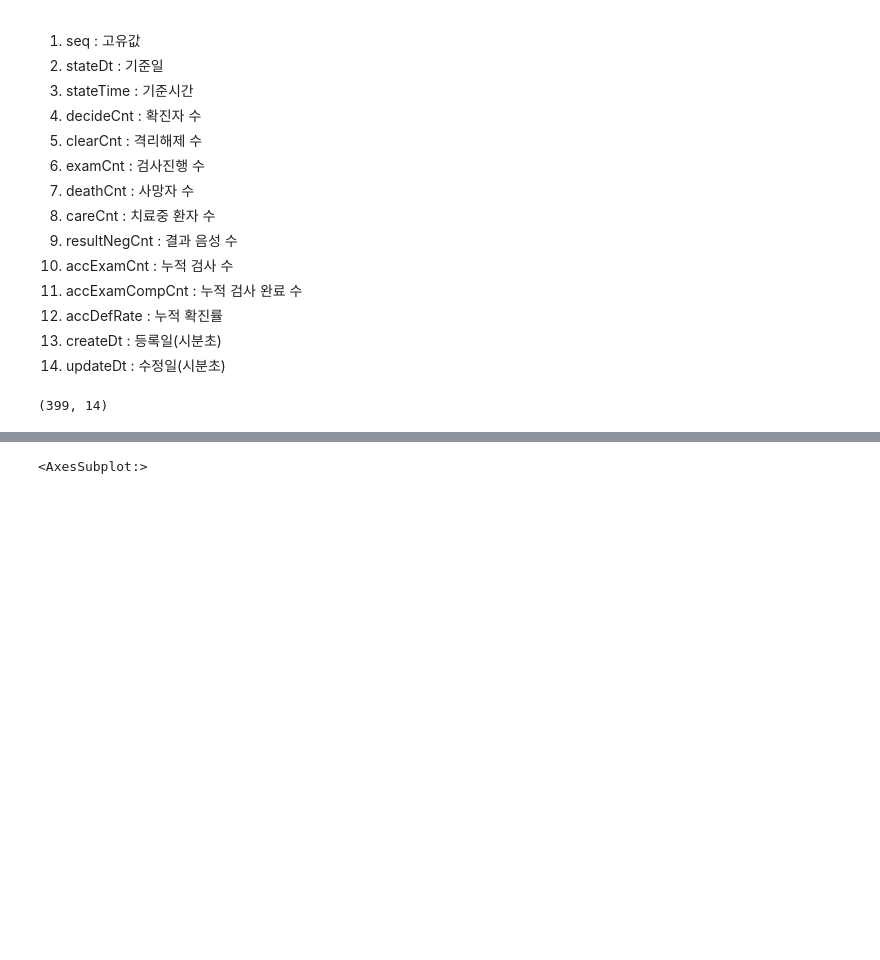
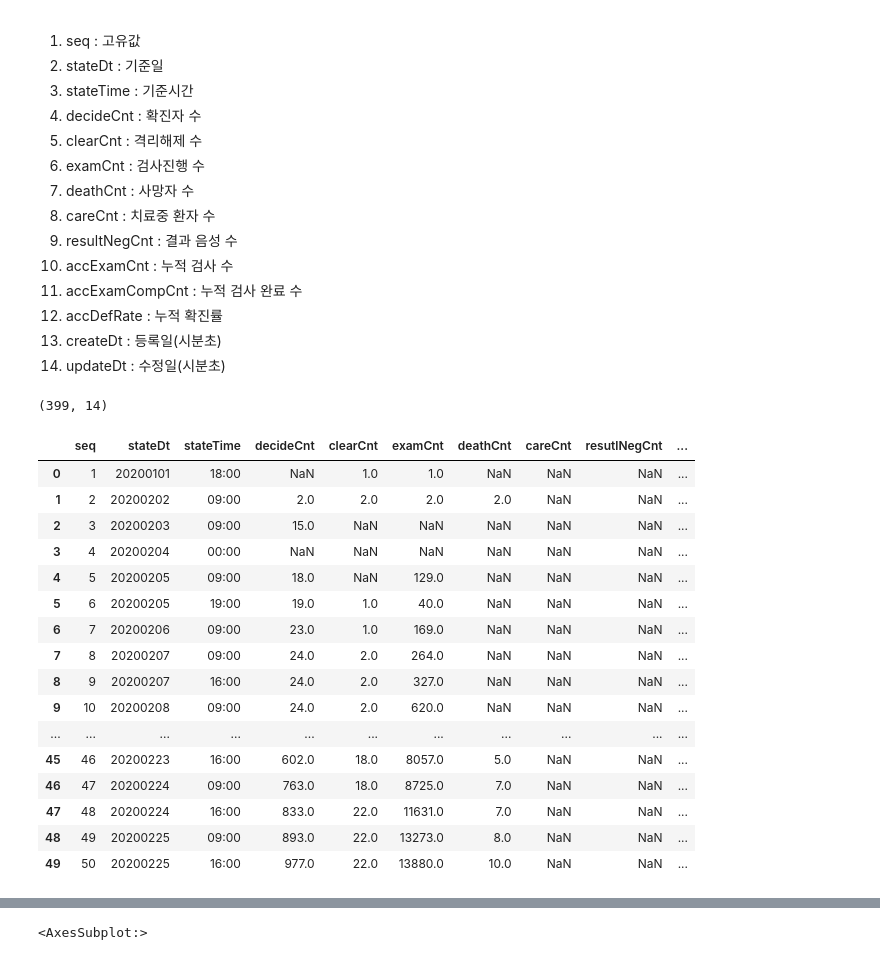
Before and after one commit to johanjun/covidandfinance, a Jupyter notebook: Public data EDA.ipynb, the cells around one changed output, grey strips where cells are left out. Saved outputs shown, nothing was run; the diff lists cells and outputs as text; code cells hidden in the pictures; blank space fills up the shorter version.

```diff
--- a/Public data EDA.ipynb
+++ b/Public data EDA.ipynb
@@ -28,3 +33,23 @@ df_state = pd.read_csv("data_public/Covid19InfState.csv")
 df_state.shape
 # %% [output]
 (399, 14)
+# %%
+df_state.head(50)
+# %% [output]
+|  | seq | stateDt | stateTime | decideCnt | clearCnt | examCnt | deathCnt | careCnt | resutlNegCnt | ... |
+| 0 | 1 | 20200101 | 18:00 | NaN | 1.0 | 1.0 | NaN | NaN | NaN | ... |
+| 1 | 2 | 20200202 | 09:00 | 2.0 | 2.0 | 2.0 | 2.0 | NaN | NaN | ... |
+| 2 | 3 | 20200203 | 09:00 | 15.0 | NaN | NaN | NaN | NaN | NaN | ... |
+| 3 | 4 | 20200204 | 00:00 | NaN | NaN | NaN | NaN | NaN | NaN | ... |
+| 4 | 5 | 20200205 | 09:00 | 18.0 | NaN | 129.0 | NaN | NaN | NaN | ... |
+| 5 | 6 | 20200205 | 19:00 | 19.0 | 1.0 | 40.0 | NaN | NaN | NaN | ... |
+| 6 | 7 | 20200206 | 09:00 | 23.0 | 1.0 | 169.0 | NaN | NaN | NaN | ... |
+| 7 | 8 | 20200207 | 09:00 | 24.0 | 2.0 | 264.0 | NaN | NaN | NaN | ... |
+| 8 | 9 | 20200207 | 16:00 | 24.0 | 2.0 | 327.0 | NaN | NaN | NaN | ... |
+| 9 | 10 | 20200208 | 09:00 | 24.0 | 2.0 | 620.0 | NaN | NaN | NaN | ... |
+| ... | ... | ... | ... | ... | ... | ... | ... | ... | ... | ... |
+| 45 | 46 | 20200223 | 16:00 | 602.0 | 18.0 | 8057.0 | 5.0 | NaN | NaN | ... |
+| 46 | 47 | 20200224 | 09:00 | 763.0 | 18.0 | 8725.0 | 7.0 | NaN | NaN | ... |
+| 47 | 48 | 20200224 | 16:00 | 833.0 | 22.0 | 11631.0 | 7.0 | NaN | NaN | ... |
+| 48 | 49 | 20200225 | 09:00 | 893.0 | 22.0 | 13273.0 | 8.0 | NaN | NaN | ... |
+| 49 | 50 | 20200225 | 16:00 | 977.0 | 22.0 | 13880.0 | 10.0 | NaN | NaN | ... |
```
Also changed, not shown: parts of 54 cells of this notebook.
